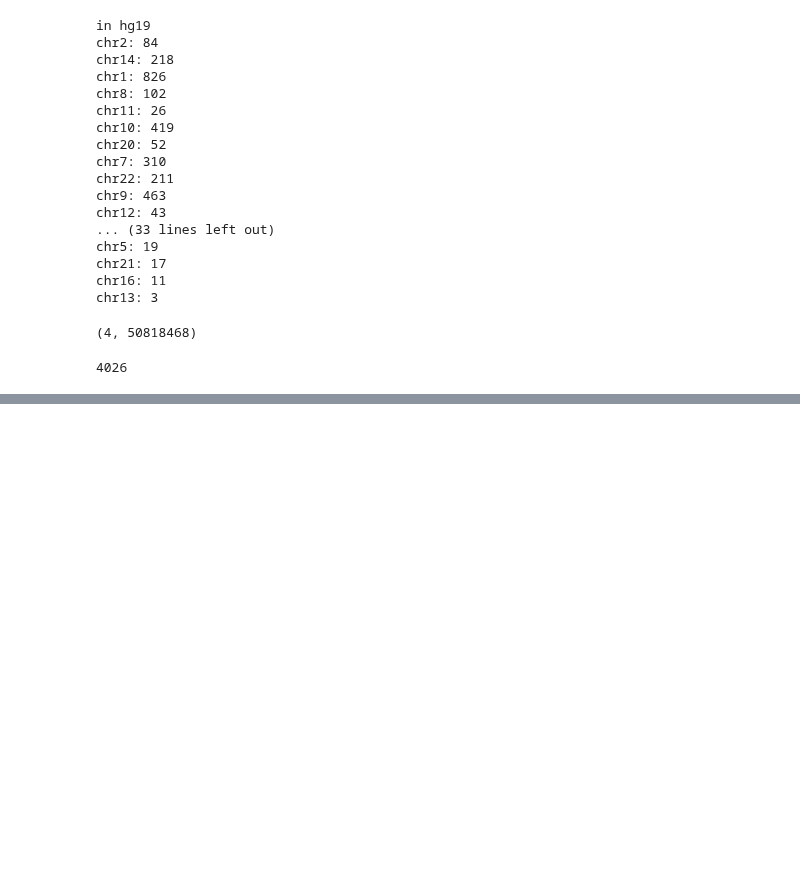
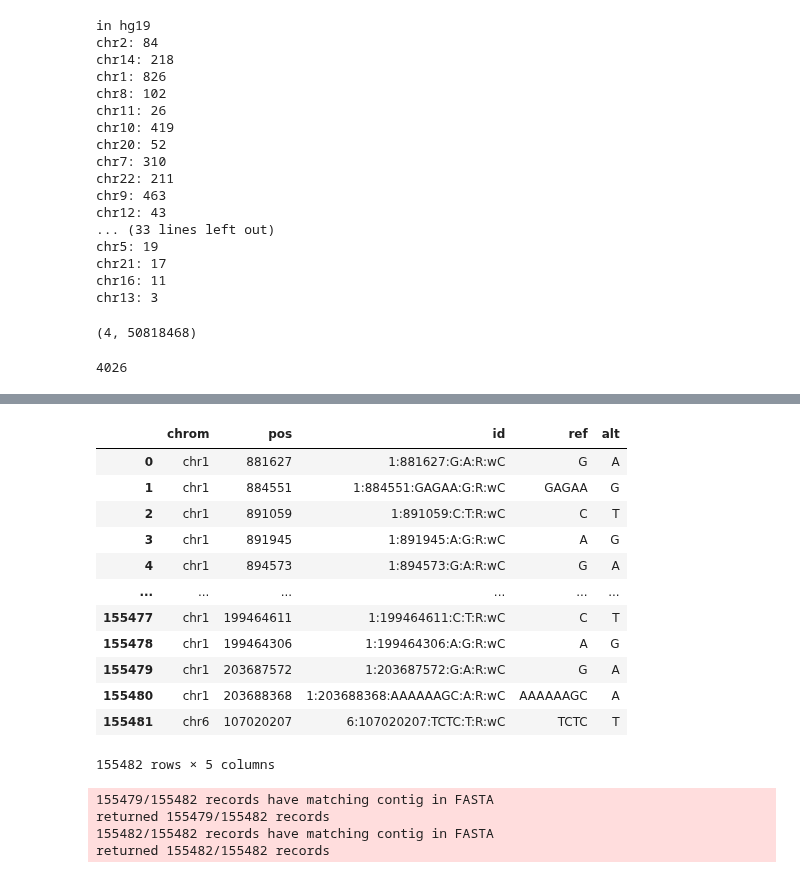
Before and after one commit to sjgosai/boda2, a Jupyter notebook: analysis/SG016__inference_package_dev/validate_vcf.ipynb, the cells around one changed output, grey strips where cells are left out. Drawn from its saved outputs; the diff is of its cells as text; code cells hidden in the pictures; blank space fills up the shorter version.

```diff
--- a/analysis/SG016__inference_package_dev/validate_vcf.ipynb
+++ b/analysis/SG016__inference_package_dev/validate_vcf.ipynb
@@ -443,0 +521,37 @@ print(len(mismatch_contig_source_19))
+# %%
+new_vcf_19.vcf
+# %% [output]
+|  | chrom | pos | id | ref | alt |
+| 0 | chr1 | 881627 | 1:881627:G:A:R:wC | G | A |
+| 1 | chr1 | 884551 | 1:884551:GAGAA:G:R:wC | GAGAA | G |
+| 2 | chr1 | 891059 | 1:891059:C:T:R:wC | C | T |
+| 3 | chr1 | 891945 | 1:891945:A:G:R:wC | A | G |
+| 4 | chr1 | 894573 | 1:894573:G:A:R:wC | G | A |
+| ... | ... | ... | ... | ... | ... |
+| 155477 | chr1 | 199464611 | 1:199464611:C:T:R:wC | C | T |
+| 155478 | chr1 | 199464306 | 1:199464306:A:G:R:wC | A | G |
+| 155479 | chr1 | 203687572 | 1:203687572:G:A:R:wC | G | A |
+| 155480 | chr1 | 203688368 | 1:203688368:AAAAAAGC:A:R:wC | AAAAAAGC | A |
+| 155481 | chr6 | 107020207 | 6:107020207:TCTC:T:R:wC | TCTC | T |
+155482 rows × 5 columns
+# %%
+WINDOW_SIZE = 200
+RELATIVE_START = 99
+RELATIVE_END = 100
+
+vcf_data_38 = boda.data.VcfDataset(
+    new_vcf_38.vcf, fasta_38.fasta, WINDOW_SIZE,
+    RELATIVE_START, RELATIVE_END, step_size=1,
+    left_flank='', right_flank=''
+)
+
+vcf_data_19 = boda.data.VcfDataset(
+    new_vcf_19.vcf, fasta_19.fasta, WINDOW_SIZE,
+    RELATIVE_START, RELATIVE_END, step_size=1,
+    left_flank='', right_flank=''
+)
+# %% [output]
+155479/155482 records have matching contig in FASTA
+returned 155479/155482 records
+155482/155482 records have matching contig in FASTA
+returned 155482/155482 records
```
Also changed, not shown: parts of 13 cells of this notebook, 1 other file.
